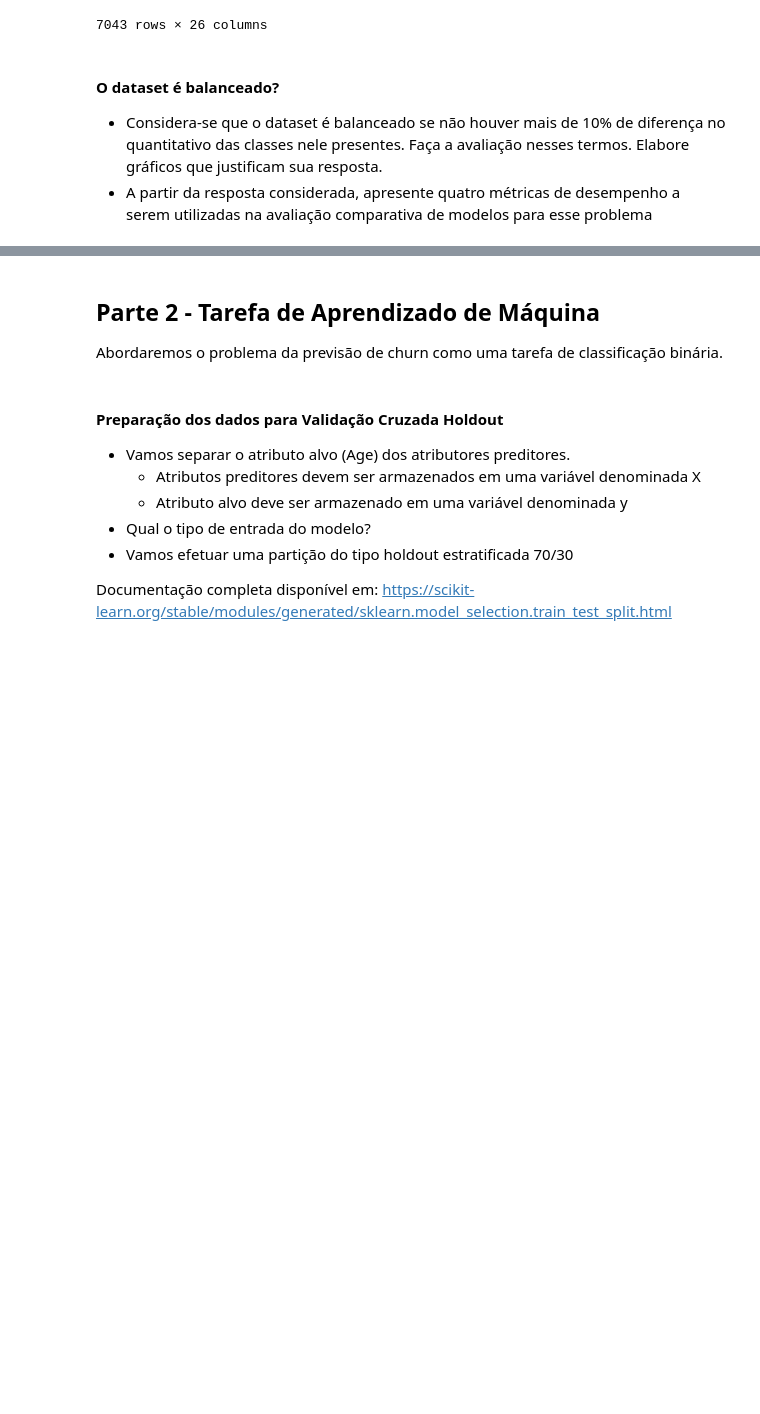
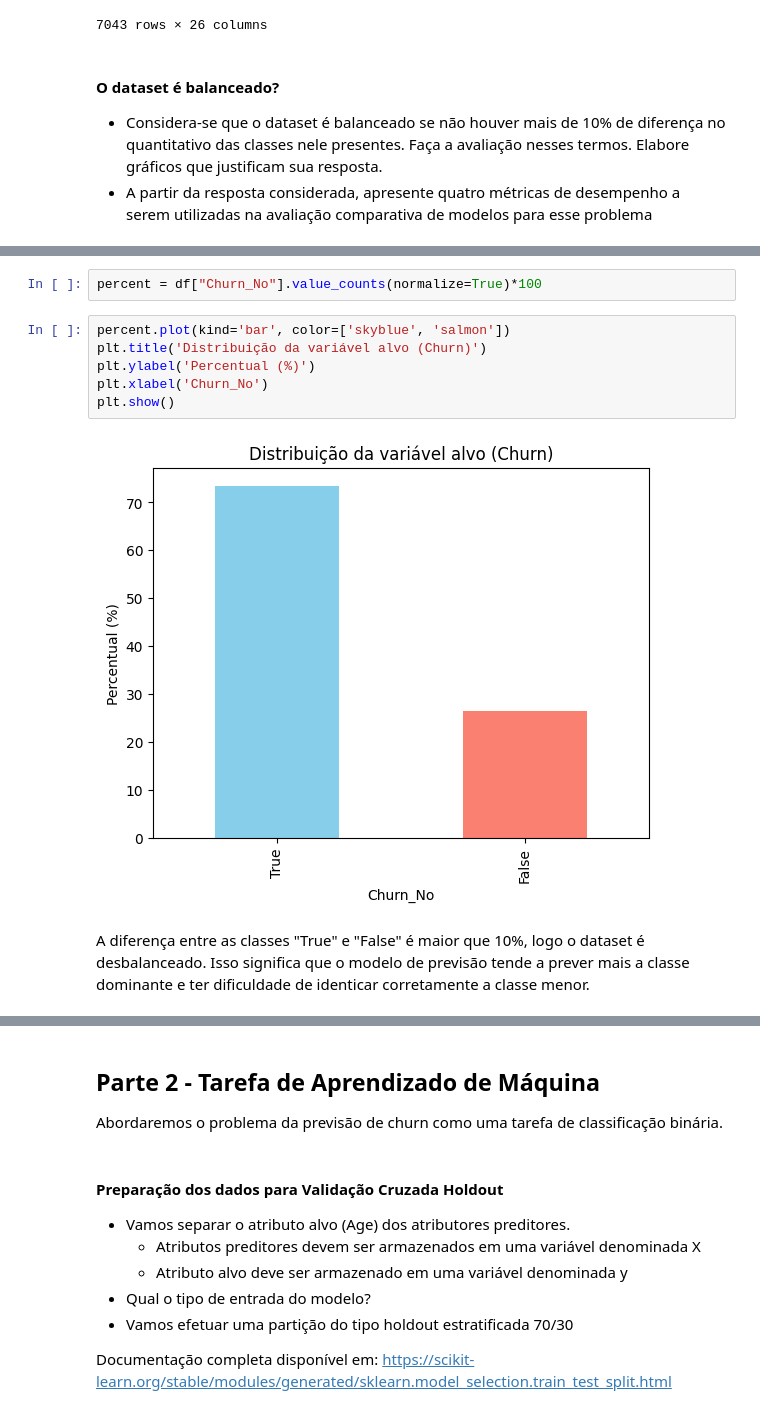
Before and after one commit to samirasousza/RNA-2025.2-PP1.2, a Jupyter notebook: rna_2025_2_pp1_2.ipynb, the cells around one changed output, grey strips where cells are left out. Drawn from its saved outputs; the diff is of its cells as text; blank space fills up the shorter version.

```diff
--- a/rna_2025_2_pp1_2.ipynb
+++ b/rna_2025_2_pp1_2.ipynb
@@ -502,0 +511,12 @@ df
+# %%
+percent = df["Churn_No"].value_counts(normalize=True)*100
+# %%
+percent.plot(kind='bar', color=['skyblue', 'salmon'])
+plt.title('Distribuição da variável alvo (Churn)')
+plt.ylabel('Percentual (%)')
+plt.xlabel('Churn_No')
+plt.show()
+# %% [output]
+[figure, added]
+# %% [markdown]
+A diferença entre as classes "True" e "False" é maior que 10%, logo o dataset é desbalanceado. Isso significa que o modelo de previsão tende a prever mais a classe dominante e ter dificuldade de identicar corretamente a classe menor.
```
Also changed, not shown: parts of 12 cells of this notebook.
